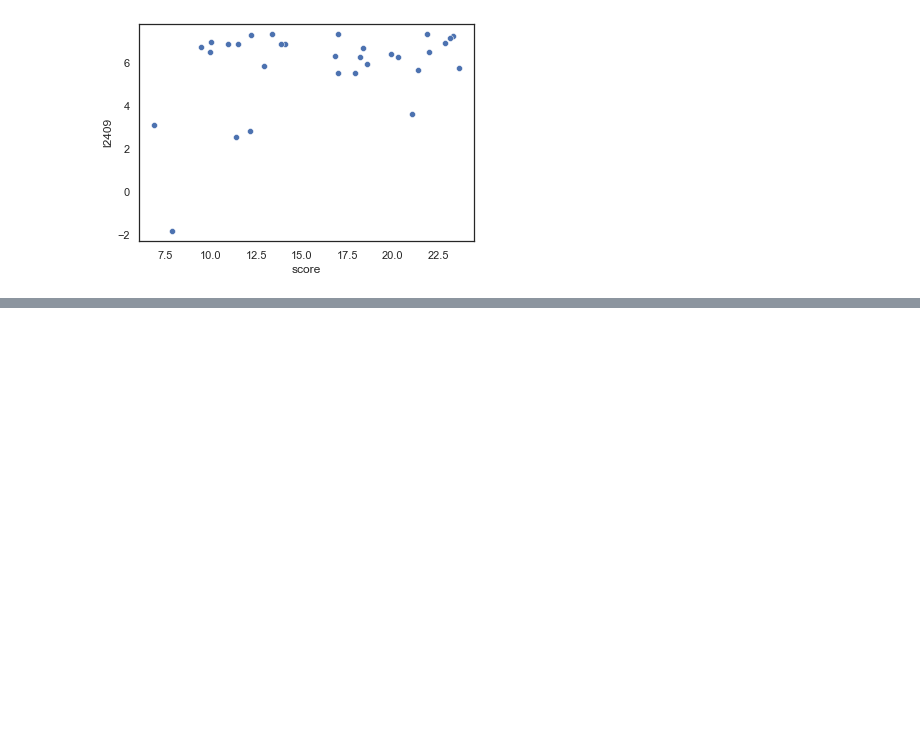
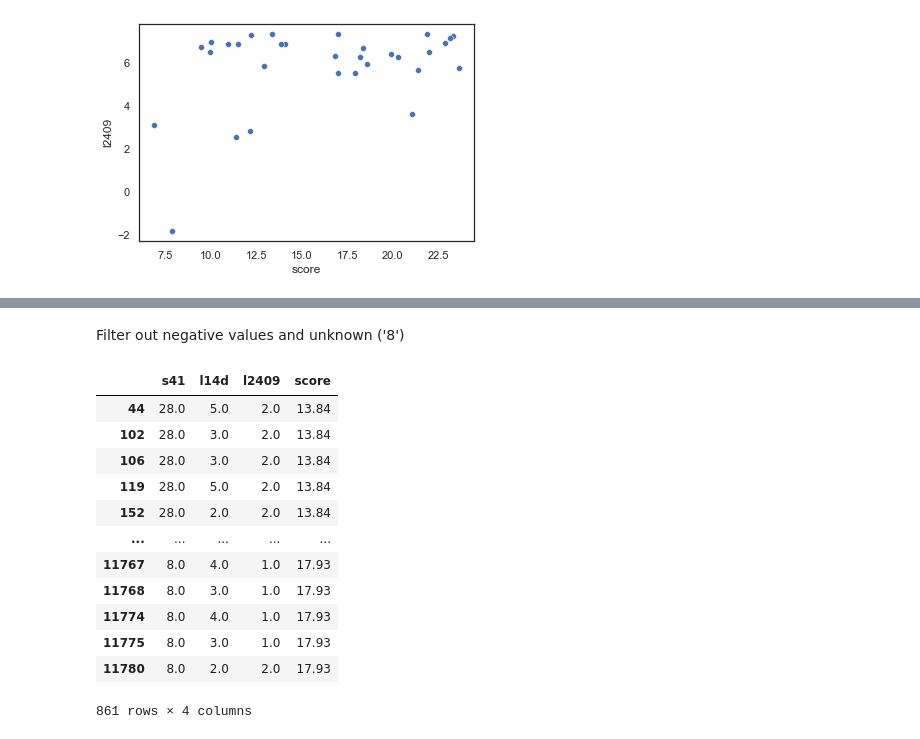
Before and after one commit to wrynearson/china-water, a Jupyter notebook: src/Thesis.ipynb, the cells around one changed output, grey strips where cells are left out. Cells and saved outputs as stored; diff of their text form; code cells hidden in the pictures; blank space fills up the shorter version.

```diff
--- a/src/Thesis.ipynb
+++ b/src/Thesis.ipynb
@@ -614,0 +645,24 @@ sns.scatterplot(
+# %% [markdown]
+Filter out negative values and unknown ('8')
+# %%
+wq_str_clean = cgss_wq_strict_clean[
+    (cgss_wq_strict_clean.l14d > 0)
+     & (cgss_wq_strict_clean.l14d < 6)
+     & (cgss_wq_strict_clean.l2409 > 0)
+     & (cgss_wq_strict_clean.l2409 < 3)
+    ]
+wq_str_clean
+# %% [output]
+|  | s41 | l14d | l2409 | score |
+| 44 | 28.0 | 5.0 | 2.0 | 13.84 |
+| 102 | 28.0 | 3.0 | 2.0 | 13.84 |
+| 106 | 28.0 | 3.0 | 2.0 | 13.84 |
+| 119 | 28.0 | 5.0 | 2.0 | 13.84 |
+| 152 | 28.0 | 2.0 | 2.0 | 13.84 |
+| ... | ... | ... | ... | ... |
+| 11767 | 8.0 | 4.0 | 1.0 | 17.93 |
+| 11768 | 8.0 | 3.0 | 1.0 | 17.93 |
+| 11774 | 8.0 | 4.0 | 1.0 | 17.93 |
+| 11775 | 8.0 | 3.0 | 1.0 | 17.93 |
+| 11780 | 8.0 | 2.0 | 2.0 | 17.93 |
+861 rows × 4 columns
```
Also changed, not shown: parts of 11 cells of this notebook.
